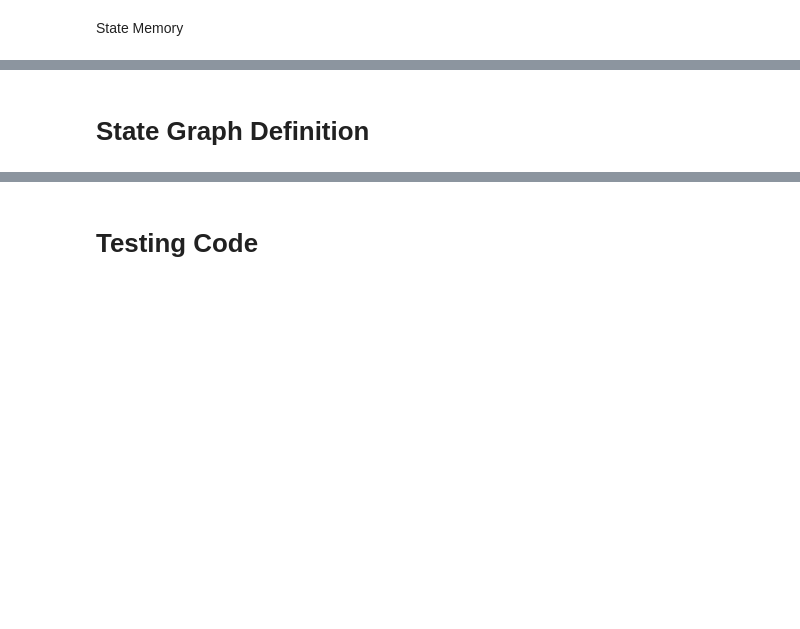
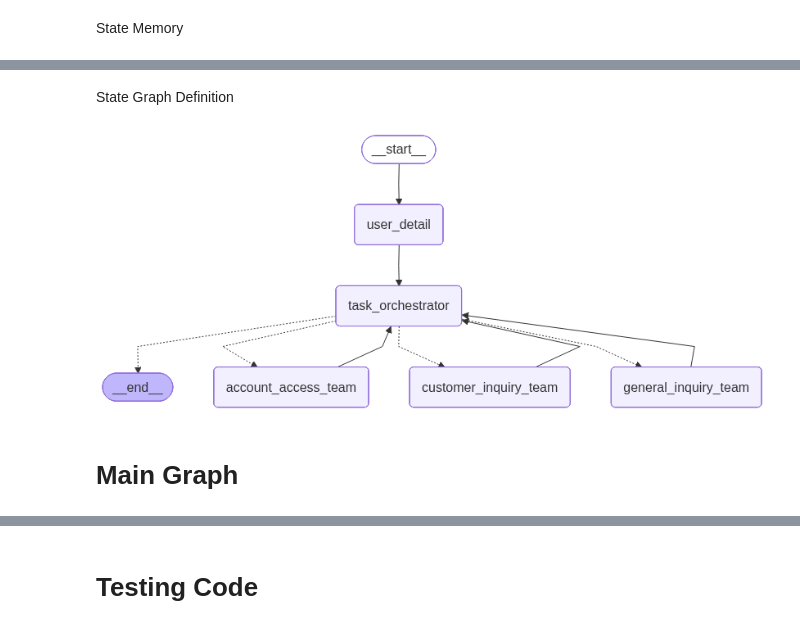
Before and after one commit to calvinwy/udacity_agentic_ai_langchang.langgraph, a Jupyter notebook: project_3/solution/03_agentic_app.ipynb, the cells around one changed output, grey strips where cells are left out. Drawn from its saved outputs; the diff is of its cells as text; code cells hidden in the pictures; blank space fills up the shorter version.

Commit message:
First attempt to compile the workflow. The main graph failed to have "ticket_processing" node connected.

```diff
--- a/project_3/solution/03_agentic_app.ipynb
+++ b/project_3/solution/03_agentic_app.ipynb
@@ -248,7 +198,7 @@ async def user_detail_node(ticket: TicketRetrievalState) -> dict:
     return output
 # %%
 task_orchestrator_prompt = """
-    You are a expert in sorting customer inquiries and forwarding to the coresponding team, please determine the team based on the following criteria:
+    You are an expert in sorting customer inquiries and forwarding to the coresponding team, please determine the team based on the following criteria:
 
     (1) Customer Inquiry Team: If the ticket is related to account cancellation, subscription change, or account reactivation, forward the ticket to the Customer Inquiry Team.
     (2) Account Access Team: If the ticket is related to login issues, password reset, or account lockout, billing questions, forward the ticket to the Account Access Team.
@@ -264,15 +214,24 @@ task_orchestrator_agent = create_agent(
     response_format=OrchestratorSelection,
     )
 # %%
-async def task_orchestrator_router(ticket: TicketProcessingState):
+async def task_orchestrator_node(ticket: TicketProcessingState) -> Command[Literal["customer_inquiry_team", "account_access_team", "general_inquiry_team", END]]:
     '''
     Evaluate the ticket content to route the ticket to the corresponding team.
     '''
     if ticket.ticket_processed:
-        return END
+        messages = [ToolMessage(content="Finish all tickets in the queue!")]
+        next_destination = END
     else:
         output = await task_orchestrator_agent.ainvoke({"messages": [{"role": "system", "content": f"ticket_content: {ticket.ticket_content}"}]})
-        return output['structured_response'].team
+        messages = output["messages"]
+        next_destination = output['structured_response'].team
+
+    return Command(
+        update={
+            "messages": messages,
+        },
+        goto=next_destination
+    )
 # %%
 customer_inquiry_team_prompt = """
     You are a customer service representative.
@@ -357,4 +316,4 @@ async def general_inquiry_team_node(ticket: TicketProcessingState) -> TicketProc
     response['ticket_processed'] = True
     return response
 # %% [markdown]
-# State Graph Definition
+State Graph Definition
@@ -378,24 +320,32 @@ display(
 # %%
 workflow = StateGraph(TicketProcessingState)
 
 workflow.add_node("user_detail", user_detail_node)
-workflow.add_node("task_orchestrator", task_orchestrator_router)
+workflow.add_node("task_orchestrator", task_orchestrator_node)
 workflow.add_node("customer_inquiry_team", customer_inquiry_team_node)
 workflow.add_node("account_access_team", account_access_team_node)
 workflow.add_node("general_inquiry_team", general_inquiry_team_node)
 
 workflow.add_edge(START, "user_detail")
-workflow.add_conditional_edges(
-    source="user_detail",
-    path=task_orchestrator_router,
-    path_map=["customer_inquiry_team", "account_access_team", "general_inquiry_team", END]
-)
+workflow.add_edge("user_detail", "task_orchestrator")
+# workflow.add_conditional_edges(
+#     source="user_detail",
+#     path=task_orchestrator_router,
+#     path_map=["customer_inquiry_team", "account_access_team", "general_inquiry_team", END]
+# )
+workflow.add_edge("customer_inquiry_team", "task_orchestrator")
+workflow.add_edge("account_access_team", "task_orchestrator")
+workflow.add_edge("general_inquiry_team", "task_orchestrator")
 
 checkpointer = MemorySaver()
 subgraph = workflow.compile(checkpointer=checkpointer)
 
 display(
     Image(
         subgraph.get_graph().draw_mermaid_png()
     )
 )
+# %% [output]
+[figure, added]
+# %% [markdown]
+# Main Graph
```
Also changed, not shown: parts of 12 cells of this notebook, 1 other file.
